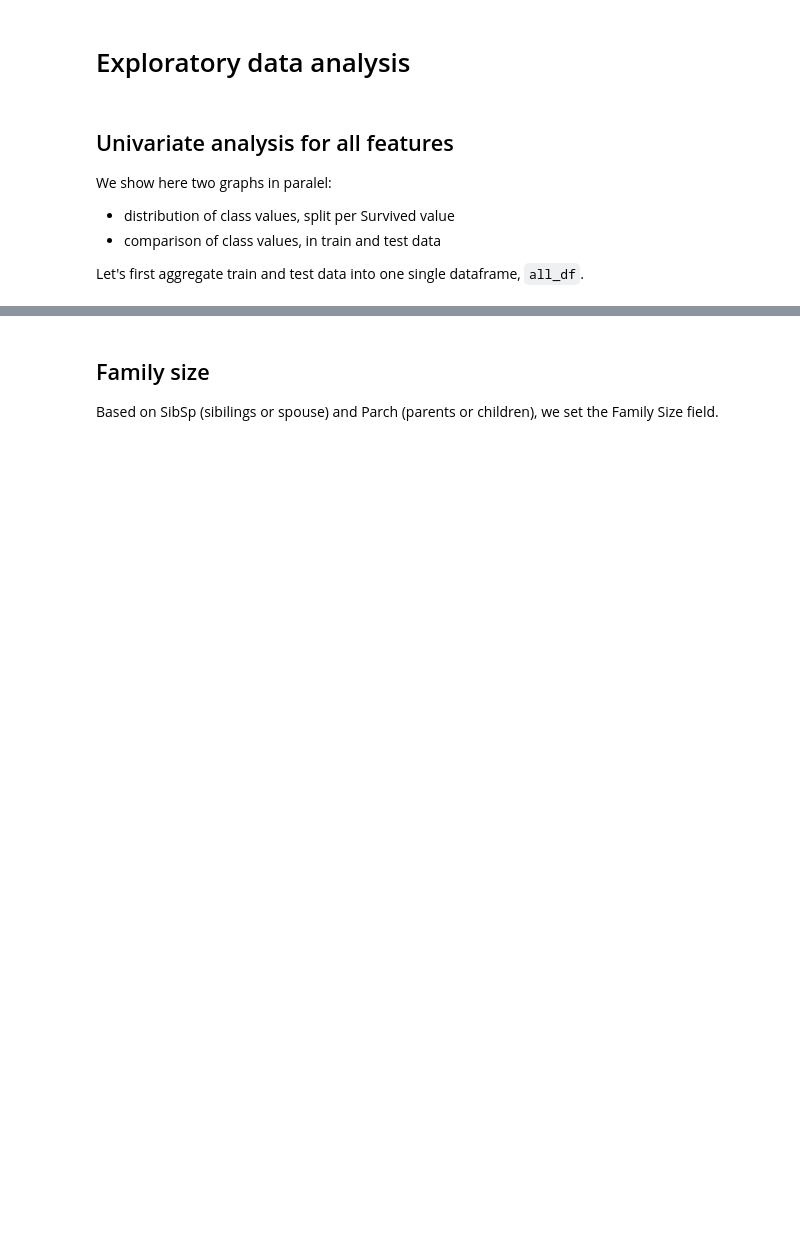
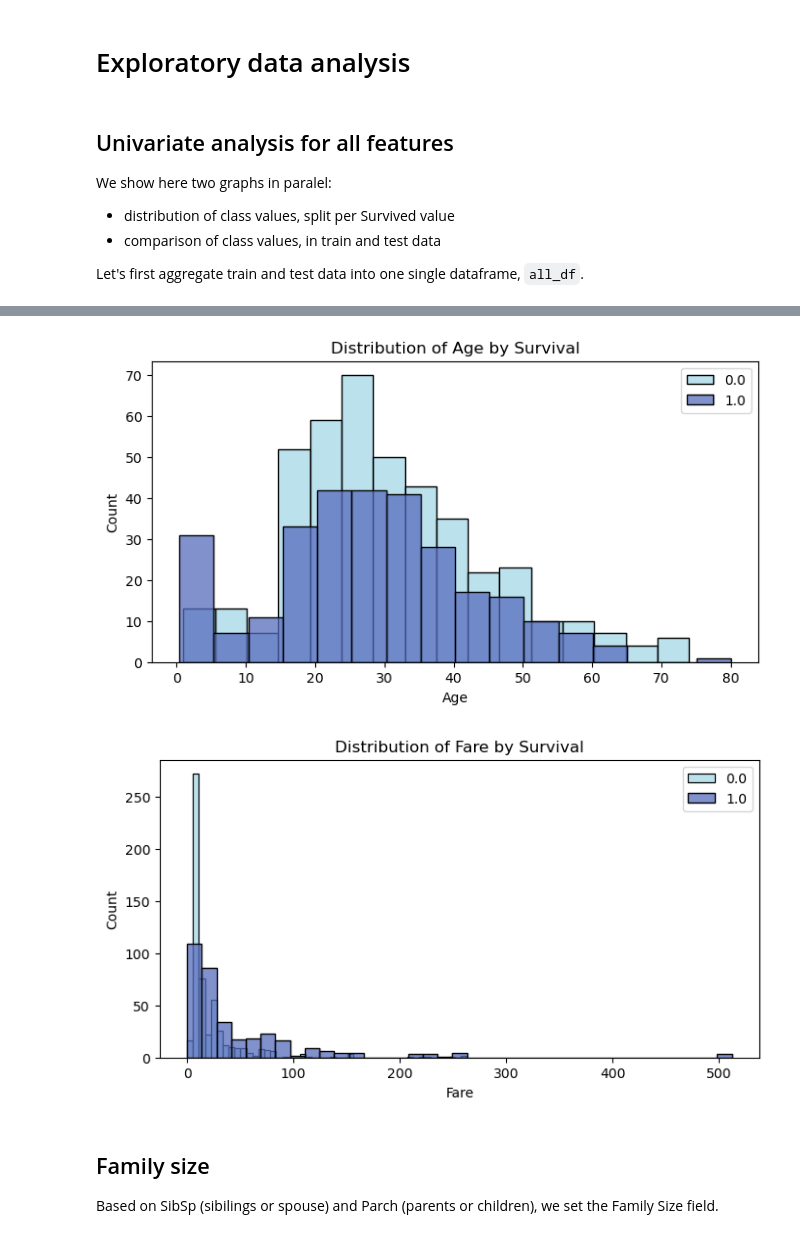
Before and after one commit to Bruno-He/ps1_ex4_nb_to_repo, a Jupyter notebook: notebooks/Titanic Data Journey.ipynb, the cells around one changed output, grey strips where cells are left out. Drawn from its saved outputs; the diff is of its cells as text; code cells hidden in the pictures; blank space fills up the shorter version.

```diff
--- a/notebooks/Titanic Data Journey.ipynb
+++ b/notebooks/Titanic Data Journey.ipynb
@@ -201,9 +377,12 @@ for col in numeric_columns:
 # %%
 # Plot distribution pairs for Age and Fare using "Survived" as hue
 numeric_columns = ["Age", "Fare"]
 for col in numeric_columns:
     if col in all_df.columns:
-        plot_distribution_pairs(all_df, col, hue="Survived", title=f"Distribution of {col} by Survival", color_list=color_list)
+        plot_distribution_pairs(all_df.reset_index(drop=True), col, hue="Survived", title=f"Distribution of {col} by Survival", color_list=color_list)
+# %% [output]
+[figure, added]
+[figure, added]
 # %% [markdown]
 ## Family size
 
```
Also changed, not shown: parts of 33 cells of this notebook.
